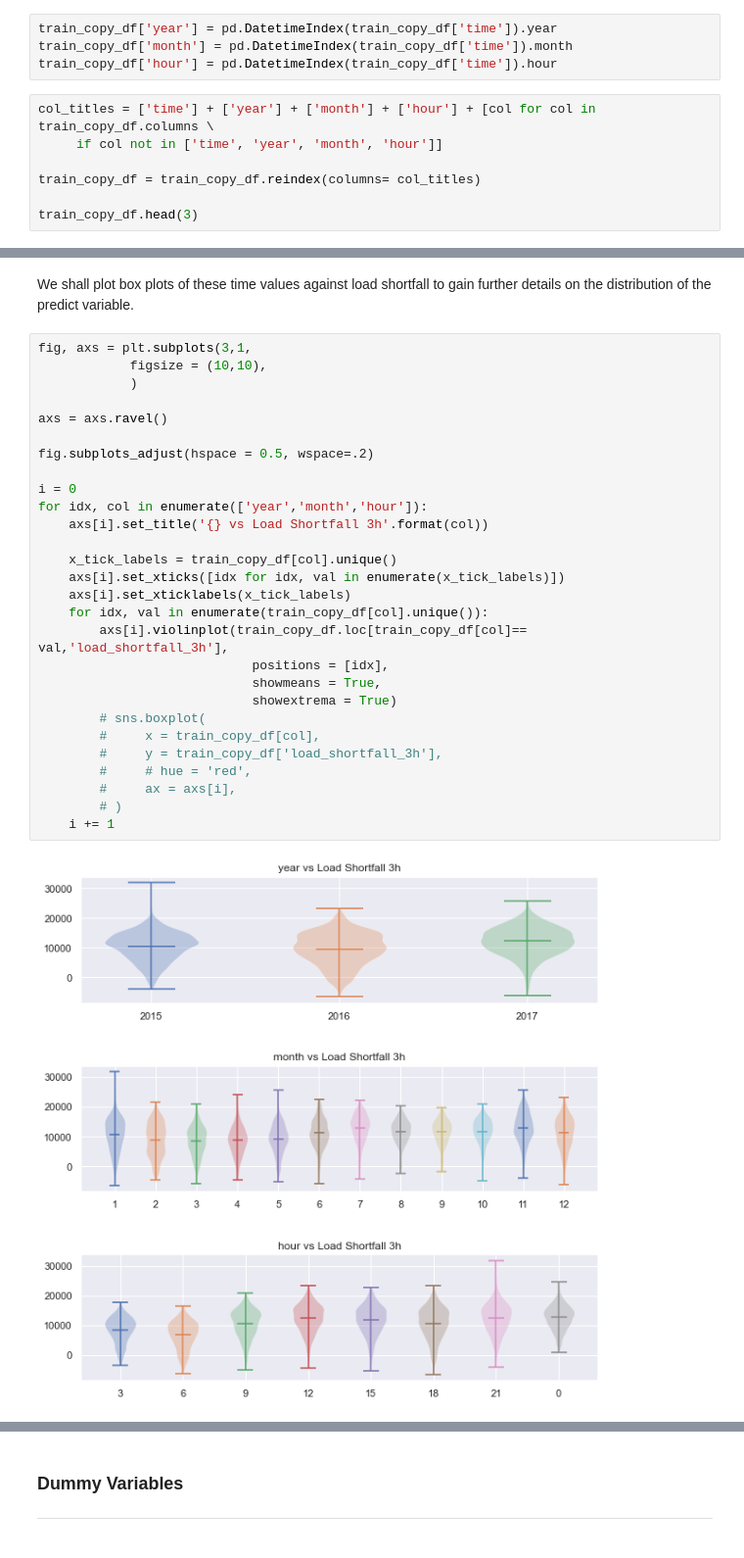
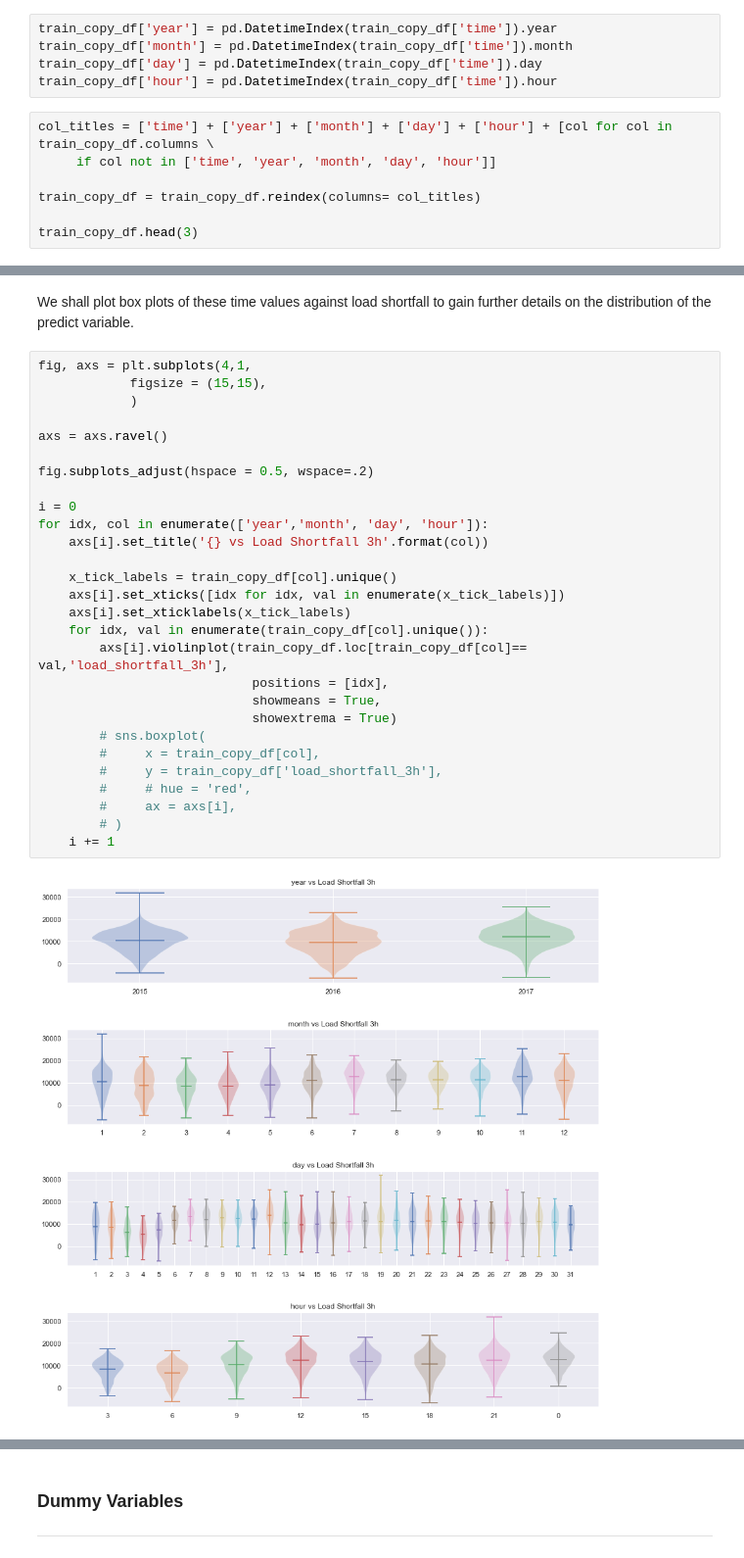
Before and after one commit to KenCBonyo/2110ACDS_ND5, a Jupyter notebook: 2110ACDS_ND5_v0.1.ipynb, the cells around one changed output, grey strips where cells are left out. Shown at 98% size. Saved outputs shown, nothing was run; the diff lists cells and outputs as text.

```diff
--- a/2110ACDS_ND5_v0.1.ipynb
+++ b/2110ACDS_ND5_v0.1.ipynb
@@ -602,10 +608,11 @@ We would wish to split the time column in order to have the: year, month & time,
 # %%
 train_copy_df['year'] = pd.DatetimeIndex(train_copy_df['time']).year
 train_copy_df['month'] = pd.DatetimeIndex(train_copy_df['time']).month
+train_copy_df['day'] = pd.DatetimeIndex(train_copy_df['time']).day
 train_copy_df['hour'] = pd.DatetimeIndex(train_copy_df['time']).hour
 # %%
-col_titles = ['time'] + ['year'] + ['month'] + ['hour'] + [col for col in train_copy_df.columns \
-     if col not in ['time', 'year', 'month', 'hour']]
+col_titles = ['time'] + ['year'] + ['month'] + ['day'] + ['hour'] + [col for col in train_copy_df.columns \
+     if col not in ['time', 'year', 'month', 'day', 'hour']]
 
 train_copy_df = train_copy_df.reindex(columns= col_titles)
 
@@ -619,34 +626,34 @@ train_copy_df.head(3)
 # %% [markdown]
 We shall plot box plots of these time values against load shortfall to gain further details on the distribution of the predict variable.
 # %%
-fig, axs = plt.subplots(3,1,
-            figsize = (10,10),
+fig, axs = plt.subplots(4,1,
+            figsize = (15,15),
             )
 
 axs = axs.ravel()
 
 fig.subplots_adjust(hspace = 0.5, wspace=.2)
 
 i = 0
-for idx, col in enumerate(['year','month','hour']):
+for idx, col in enumerate(['year','month', 'day', 'hour']):
     axs[i].set_title('{} vs Load Shortfall 3h'.format(col))
 
     x_tick_labels = train_copy_df[col].unique()
     axs[i].set_xticks([idx for idx, val in enumerate(x_tick_labels)])
     axs[i].set_xticklabels(x_tick_labels)
     for idx, val in enumerate(train_copy_df[col].unique()):
         axs[i].violinplot(train_copy_df.loc[train_copy_df[col]== val,'load_shortfall_3h'],
                             positions = [idx],
                             showmeans = True,
                             showextrema = True)
         # sns.boxplot(
         #     x = train_copy_df[col],
         #     y = train_copy_df['load_shortfall_3h'],
         #     # hue = 'red',
         #     ax = axs[i],
         # )
     i += 1
 # %% [output]
-[figure, old version]
+[figure, new version]
 # %% [markdown]
 #####a00 add a line graph.
```
Also changed, not shown: parts of 18 cells of this notebook, 1 other file.
